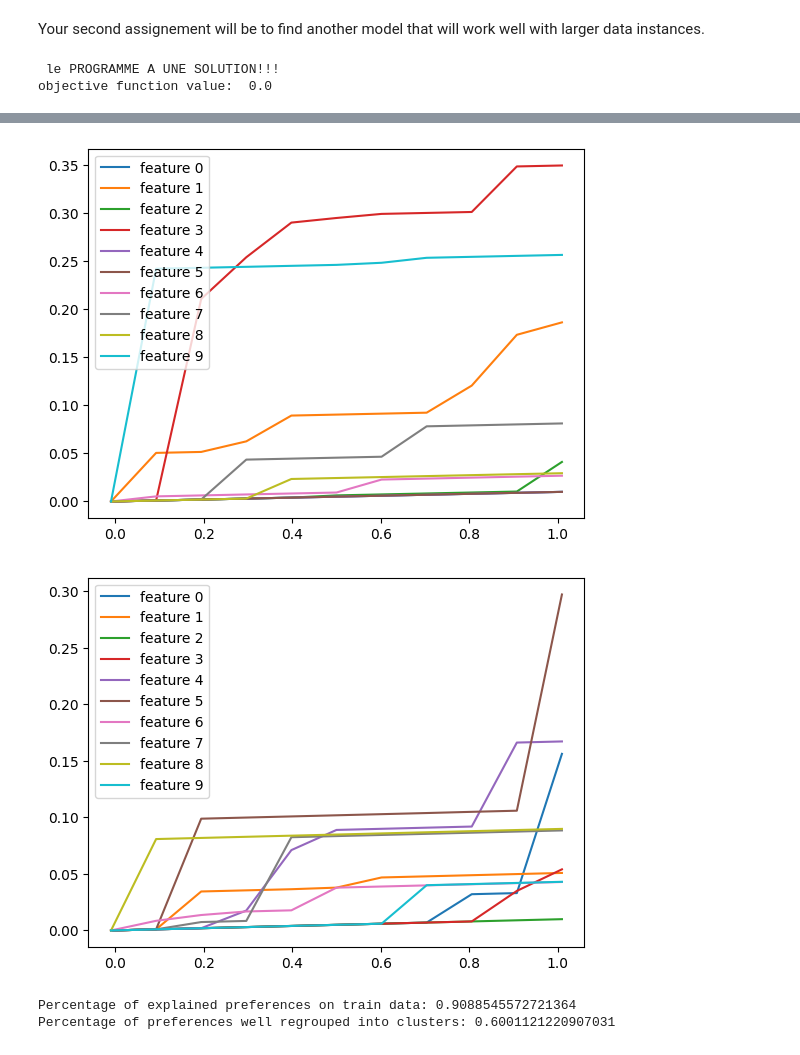
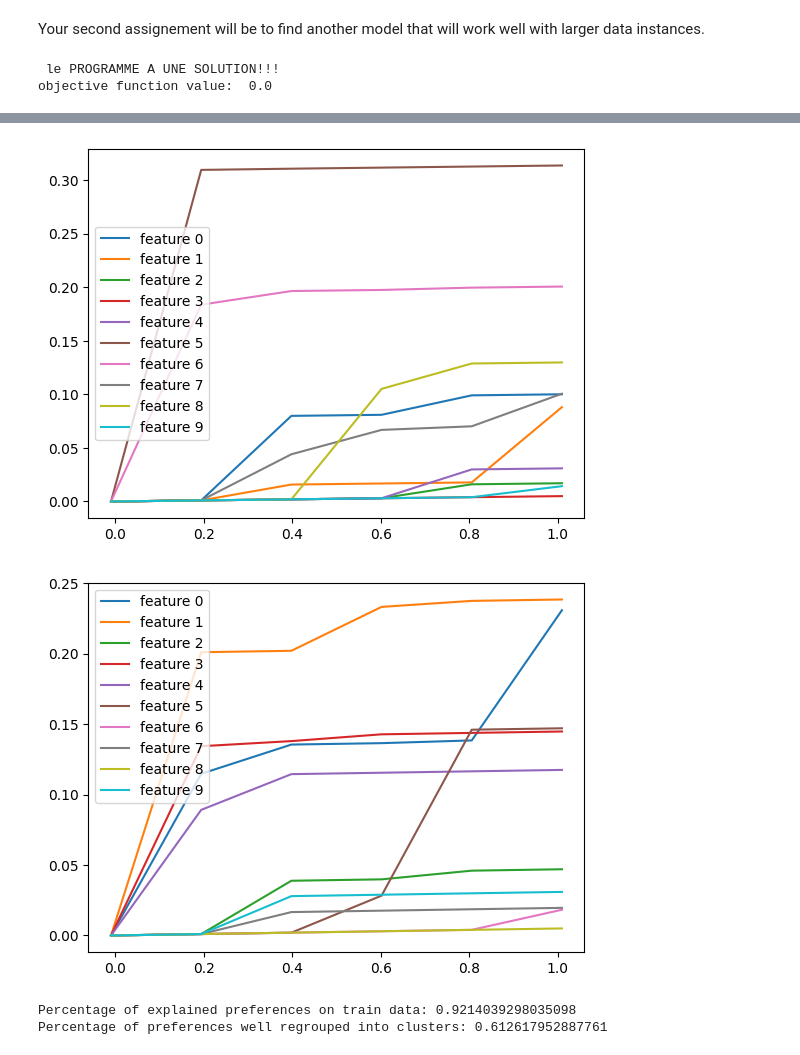
Before and after one commit to AymericPalaric/cs-sdp-2023-24, a Jupyter notebook: notebooks/example.ipynb, the cells around one changed output, grey strips where cells are left out. Drawn from its saved outputs; the diff is of its cells as text; code cells hidden in the pictures.

```diff
--- a/notebooks/example.ipynb
+++ b/notebooks/example.ipynb
@@ -181,19 +176,21 @@ import metrics
 # Loading the data
 data_loader = Dataloader("../data/dataset_10") # Specify path to the dataset you want to load
 X, Y = data_loader.load()
+indexes = np.random.permutation(np.arange(X.shape[0]))
+X_train, Y_train = X[indexes[:500]], Y[indexes[:500]]
 # %%
 # Or we call directly the right metric:
 pairs_explained = metrics.PairsExplained()
 cluster_intersection = metrics.ClusterIntersection()
 # %%
-# This cell should work when you have completed the TwoClustersMIP model
-from models import TwoClustersMIP
+from models import HeuristicModel, TwoClustersMIP
 
-parameters = {"n_pieces": 10,
+parameters = {"n_pieces": 5,
               "n_clusters" : 3,
               "epsilon" : 0.001} # Can be completed
 model = TwoClustersMIP(**parameters)
-model.fit(X[:500], Y[:500])
+model.fit(X_train, Y_train)
+Z = data_loader.get_ground_truth_labels()
 
 # Uncomment once your model is working
 print("Percentage of explained preferences on train data:", pairs_explained.from_model(model, X, Y)) # You should get 1.0 with the right MIP
@@ -205,4 +202,4 @@ objective function value:  0.0
-[figure, old version]
+[figure, new version]
-[figure, old version]
+[figure, new version]
-Percentage of explained preferences on train data: 0.9088545572721364
-Percentage of preferences well regrouped into clusters: 0.6001121220907031
+Percentage of explained preferences on train data: 0.9214039298035098
+Percentage of preferences well regrouped into clusters: 0.612617952887761
```
Also changed, not shown: parts of 7 cells of this notebook.
